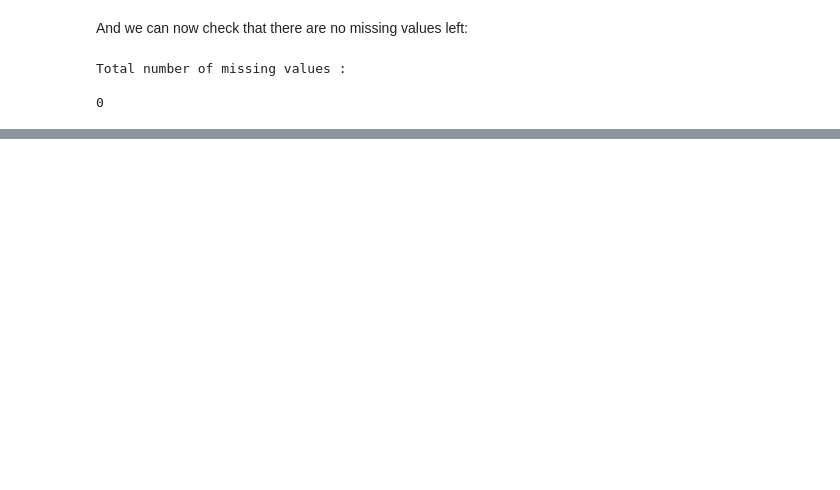
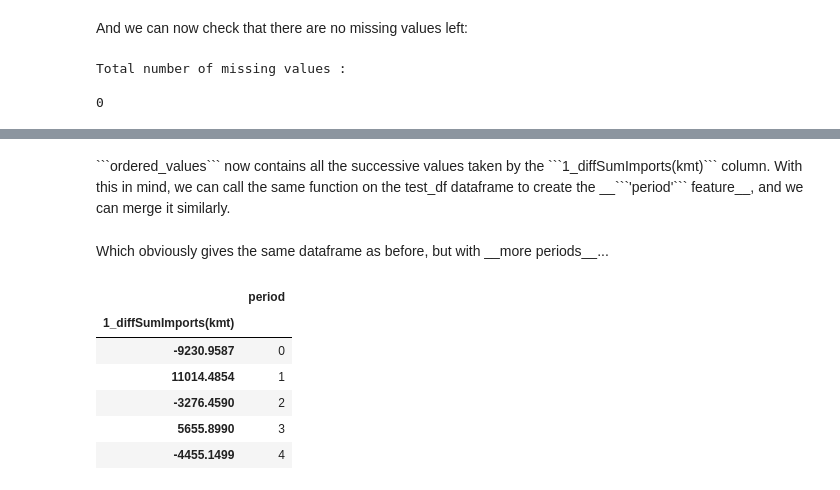
Before and after one commit to Edouard360/crude-oil-ml, a Jupyter notebook: doc/analysis.ipynb, the cells around one changed output, grey strips where cells are left out. Cells and saved outputs as stored; diff of their text form; code cells hidden in the pictures; blank space fills up the shorter version.

````diff
--- a/doc/analysis.ipynb
+++ b/doc/analysis.ipynb
@@ -272,0 +320,19 @@ Index(['month', 'country'], dtype='object')
+# %% [markdown]
+<p>```ordered_values``` now contains all the successive values taken by the ```1_diffSumImports(kmt)``` column.
+With this in mind, we can call the same function on the test_df dataframe to create the __```'period'``` feature__, and we can merge it similarly.</p>
+# %%
+test_df = pd.read_csv("../data/test.csv",delimiter=";",header=0,index_col=0);
+period_df_test = computePeriod(test_df,ordered_values)
+test_df = test_df.reset_index().merge(period_df_test, right_index=True, how='left',left_on='1_diffSumImports(kmt)').set_index('ID')
+# %% [markdown]
+<p>Which obviously gives the same dataframe as before, but with __more periods__...</p>
+# %%
+period_df_test.head()
+# %% [output]
+|  | period |
+| 1_diffSumImports(kmt) |  |
+| -9230.9587 | 0 |
+| 11014.4854 | 1 |
+| -3276.4590 | 2 |
+| 5655.8990 | 3 |
+| -4455.1499 | 4 |
````
Also changed, not shown: parts of 45 cells of this notebook, 2 other files.
